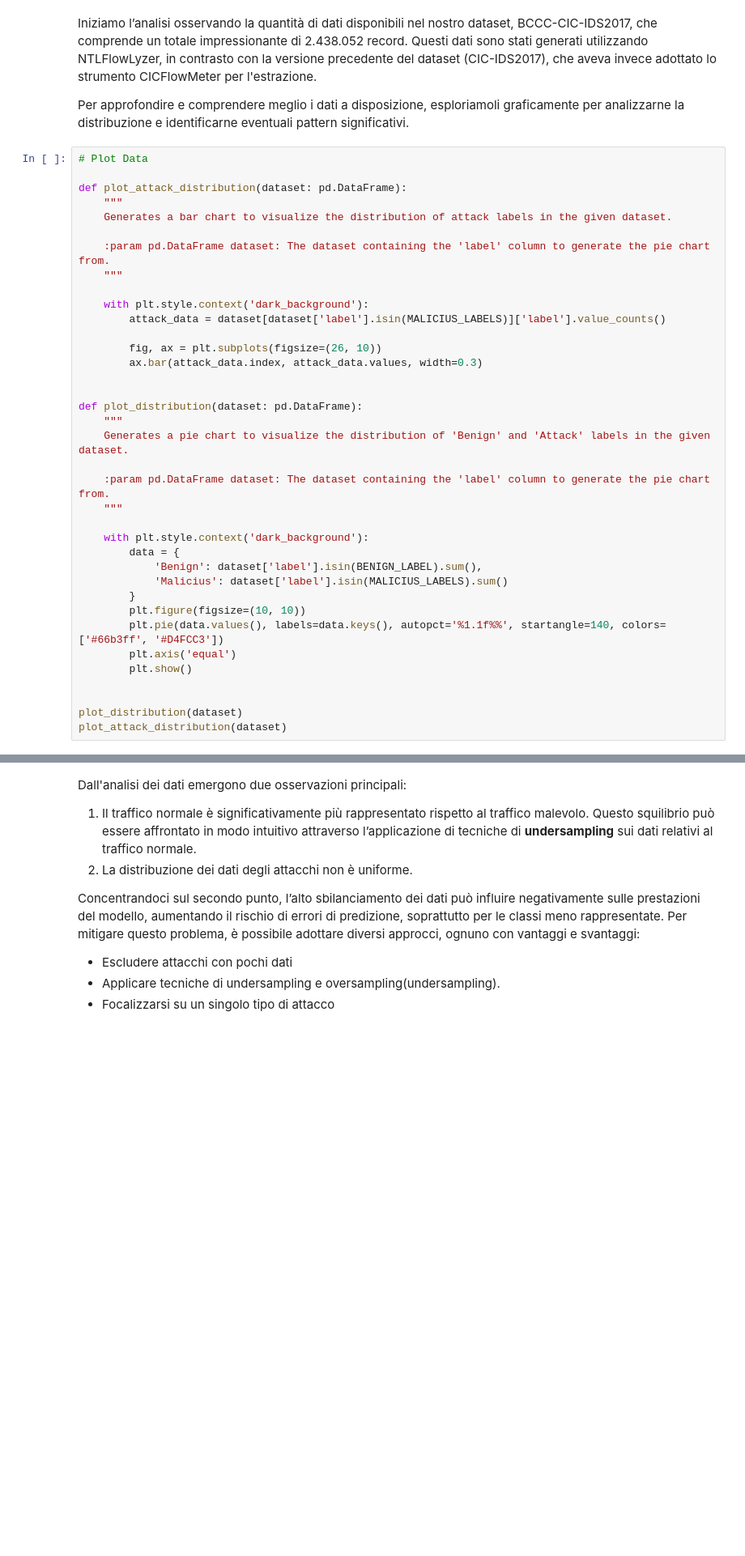
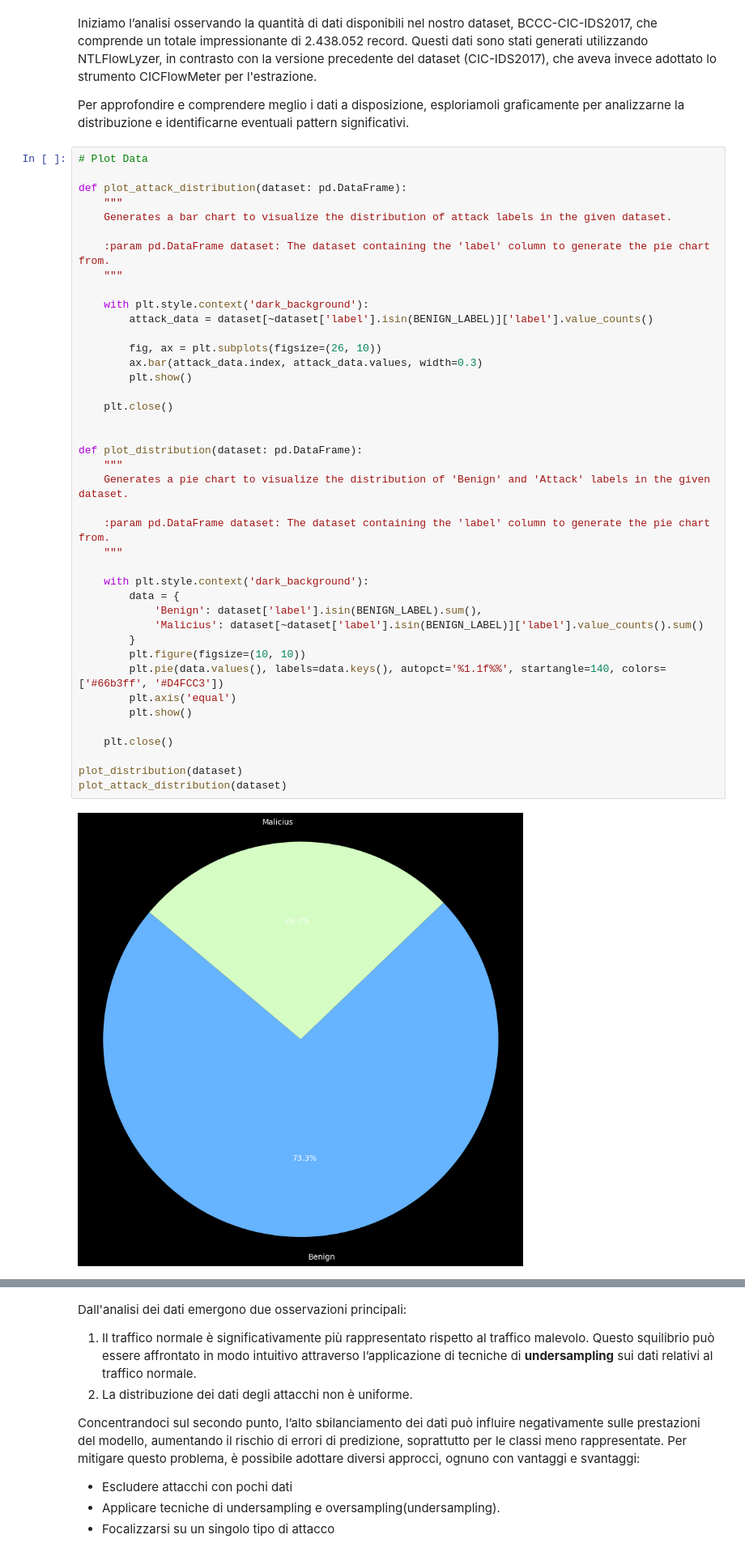
Before and after one commit to jose-sgariglia/Barad-dur, a Jupyter notebook: main.ipynb, the cells around one changed output, grey strips where cells are left out. Shown: that part at 81% size. Cells and saved outputs as stored; diff of their text form; blank space fills up the shorter version.

```diff
--- a/main.ipynb
+++ b/main.ipynb
@@ -64,32 +72,38 @@ def plot_attack_distribution(dataset: pd.DataFrame):
     Generates a bar chart to visualize the distribution of attack labels in the given dataset.
 
     :param pd.DataFrame dataset: The dataset containing the 'label' column to generate the pie chart from.
     """
 
     with plt.style.context('dark_background'):
-        attack_data = dataset[dataset['label'].isin(MALICIUS_LABELS)]['label'].value_counts()
+        attack_data = dataset[~dataset['label'].isin(BENIGN_LABEL)]['label'].value_counts()
 
         fig, ax = plt.subplots(figsize=(26, 10))
         ax.bar(attack_data.index, attack_data.values, width=0.3)
+        plt.show()
+
+    plt.close()
 
 
 def plot_distribution(dataset: pd.DataFrame):
     """
     Generates a pie chart to visualize the distribution of 'Benign' and 'Attack' labels in the given dataset.
 
     :param pd.DataFrame dataset: The dataset containing the 'label' column to generate the pie chart from.
     """
 
     with plt.style.context('dark_background'):
         data = {
             'Benign': dataset['label'].isin(BENIGN_LABEL).sum(),
-            'Malicius': dataset['label'].isin(MALICIUS_LABELS).sum()
+            'Malicius': dataset[~dataset['label'].isin(BENIGN_LABEL)]['label'].value_counts().sum()
         }
         plt.figure(figsize=(10, 10))
         plt.pie(data.values(), labels=data.keys(), autopct='%1.1f%%', startangle=140, colors=['#66b3ff', '#D4FCC3'])
         plt.axis('equal')
         plt.show()
 
+    plt.close()
 
 plot_distribution(dataset)
 plot_attack_distribution(dataset)
+# %% [output]
+[figure, added]
```
Also changed, not shown: parts of 10 cells of this notebook.
